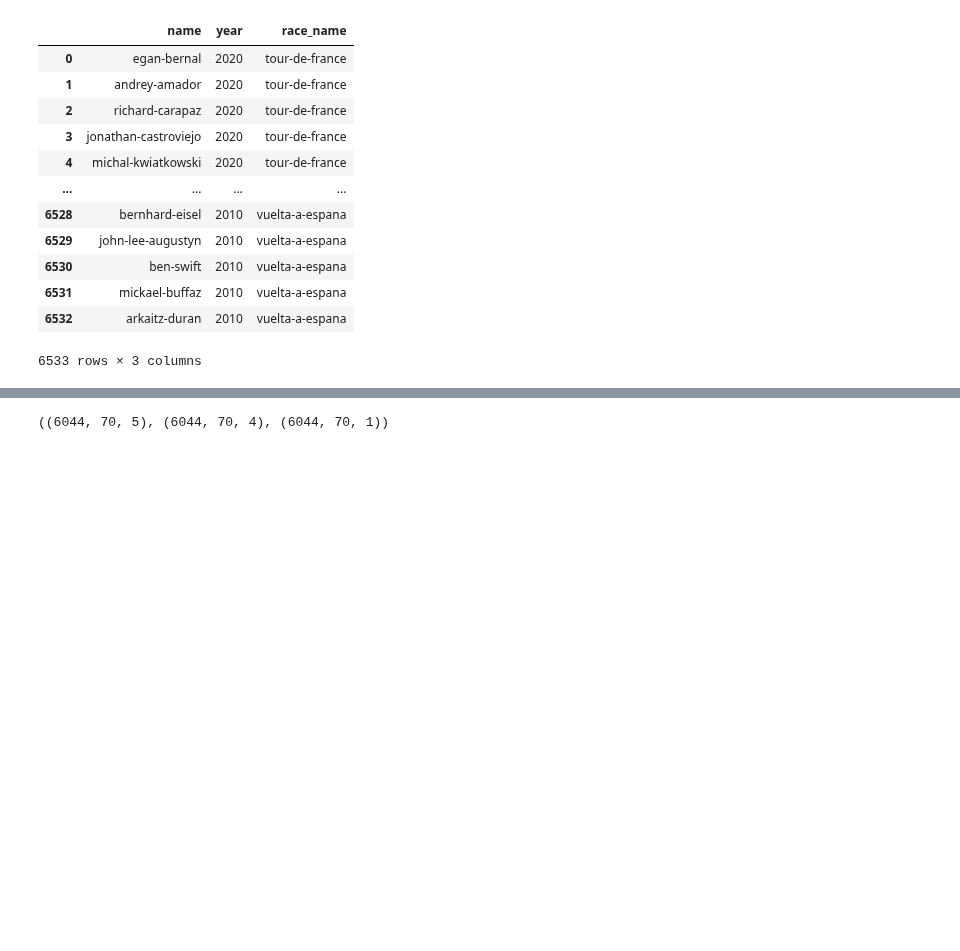
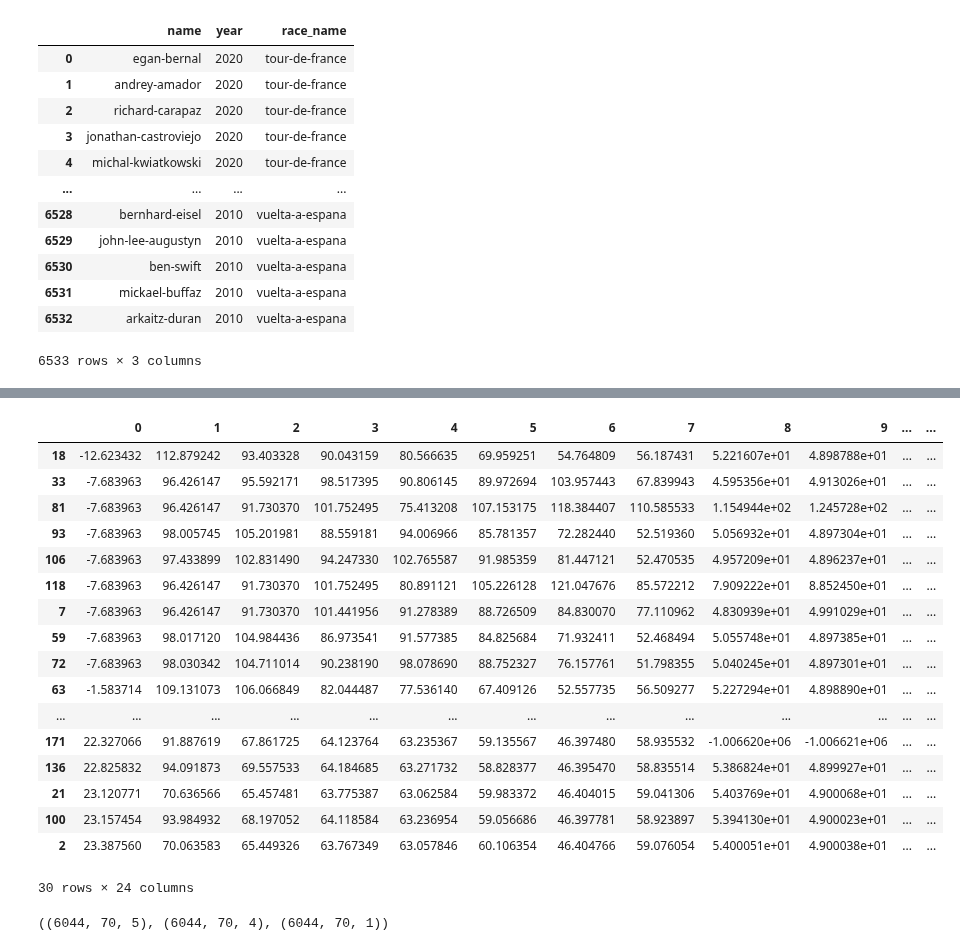
Before and after one commit to Michiel-DK/cycling, a Jupyter notebook: rnn.ipynb, the cells around one changed output, grey strips where cells are left out. Saved outputs shown, nothing was run; the diff lists cells and outputs as text; code cells hidden in the pictures; blank space fills up the shorter version.

```diff
--- a/rnn.ipynb
+++ b/rnn.ipynb
@@ -232,3 +693,26 @@ for seq in range(20,100):
+# %%
+
+
+predict_df.sort_values(by=0).head(30)
+# %% [output]
+|  | 0 | 1 | 2 | 3 | 4 | 5 | 6 | 7 | 8 | 9 | ... | ... |
+| 18 | -12.623432 | 112.879242 | 93.403328 | 90.043159 | 80.566635 | 69.959251 | 54.764809 | 56.187431 | 5.221607e+01 | 4.898788e+01 | ... | ... |
+| 33 | -7.683963 | 96.426147 | 95.592171 | 98.517395 | 90.806145 | 89.972694 | 103.957443 | 67.839943 | 4.595356e+01 | 4.913026e+01 | ... | ... |
+| 81 | -7.683963 | 96.426147 | 91.730370 | 101.752495 | 75.413208 | 107.153175 | 118.384407 | 110.585533 | 1.154944e+02 | 1.245728e+02 | ... | ... |
+| 93 | -7.683963 | 98.005745 | 105.201981 | 88.559181 | 94.006966 | 85.781357 | 72.282440 | 52.519360 | 5.056932e+01 | 4.897304e+01 | ... | ... |
+| 106 | -7.683963 | 97.433899 | 102.831490 | 94.247330 | 102.765587 | 91.985359 | 81.447121 | 52.470535 | 4.957209e+01 | 4.896237e+01 | ... | ... |
+| 118 | -7.683963 | 96.426147 | 91.730370 | 101.752495 | 80.891121 | 105.226128 | 121.047676 | 85.572212 | 7.909222e+01 | 8.852450e+01 | ... | ... |
+| 7 | -7.683963 | 96.426147 | 91.730370 | 101.441956 | 91.278389 | 88.726509 | 84.830070 | 77.110962 | 4.830939e+01 | 4.991029e+01 | ... | ... |
+| 59 | -7.683963 | 98.017120 | 104.984436 | 86.973541 | 91.577385 | 84.825684 | 71.932411 | 52.468494 | 5.055748e+01 | 4.897385e+01 | ... | ... |
+| 72 | -7.683963 | 98.030342 | 104.711014 | 90.238190 | 98.078690 | 88.752327 | 76.157761 | 51.798355 | 5.040245e+01 | 4.897301e+01 | ... | ... |
+| 63 | -1.583714 | 109.131073 | 106.066849 | 82.044487 | 77.536140 | 67.409126 | 52.557735 | 56.509277 | 5.227294e+01 | 4.898890e+01 | ... | ... |
+| ... | ... | ... | ... | ... | ... | ... | ... | ... | ... | ... | ... | ... |
+| 171 | 22.327066 | 91.887619 | 67.861725 | 64.123764 | 63.235367 | 59.135567 | 46.397480 | 58.935532 | -1.006620e+06 | -1.006621e+06 | ... | ... |
+| 136 | 22.825832 | 94.091873 | 69.557533 | 64.184685 | 63.271732 | 58.828377 | 46.395470 | 58.835514 | 5.386824e+01 | 4.899927e+01 | ... | ... |
+| 21 | 23.120771 | 70.636566 | 65.457481 | 63.775387 | 63.062584 | 59.983372 | 46.404015 | 59.041306 | 5.403769e+01 | 4.900068e+01 | ... | ... |
+| 100 | 23.157454 | 93.984932 | 68.197052 | 64.118584 | 63.236954 | 59.056686 | 46.397781 | 58.923897 | 5.394130e+01 | 4.900023e+01 | ... | ... |
+| 2 | 23.387560 | 70.063583 | 65.449326 | 63.767349 | 63.057846 | 60.106354 | 46.404766 | 59.076054 | 5.400051e+01 | 4.900038e+01 | ... | ... |
+30 rows × 24 columns
 # %%
 X_encoder = torch.load('torch_data/X_encoder_ls.pt') # past features and target values
 X_decoder = torch.load('torch_data/X_decoder_ls.pt') # future features values
```
Also changed, not shown: parts of 38 cells of this notebook, 3 other files.
